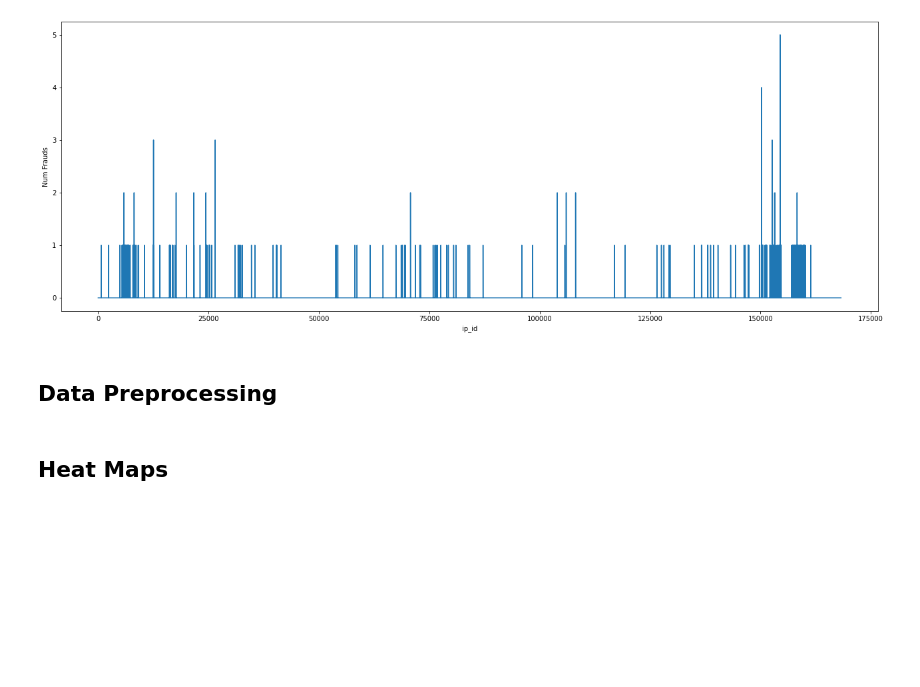
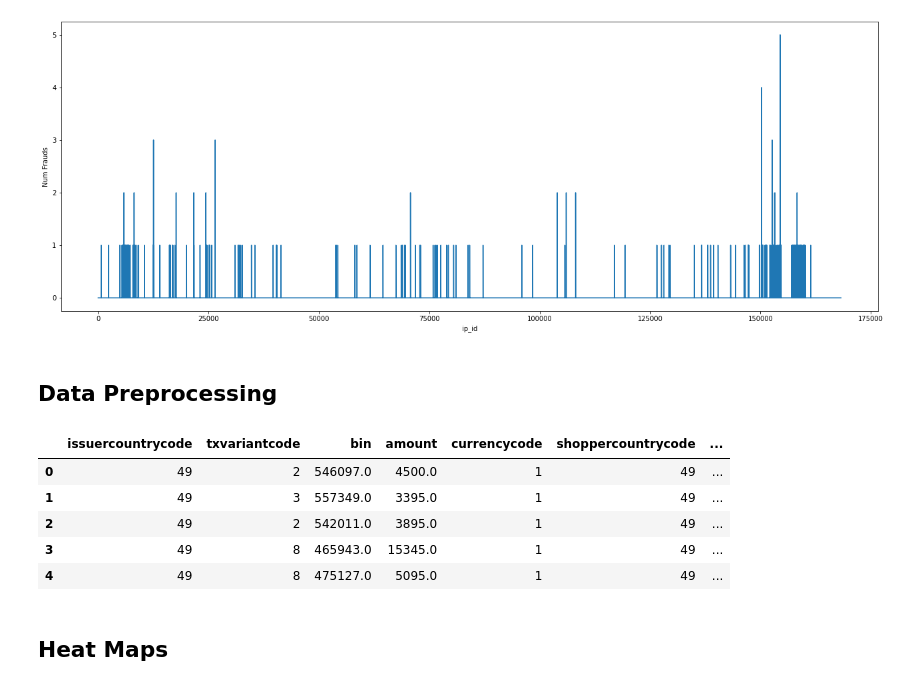
Before and after one commit to kponichtera/cs4035-cda, a Jupyter notebook: jupyter/W1_Visuals.ipynb, the cells around one changed output. Cells and saved outputs as stored; diff of their text form; code cells hidden in the pictures; blank space fills up the shorter version.

```diff
--- a/jupyter/W1_Visuals.ipynb
+++ b/jupyter/W1_Visuals.ipynb
@@ -203,7 +203,15 @@ def process_data(df):
 # %%
 df1 = pd.read_csv("data/train_data.csv")
 
 X = process_data(df1)
+X.head()
+# %% [output]
+|  | issuercountrycode | txvariantcode | bin | amount | currencycode | shoppercountrycode | ... |
+| 0 | 49 | 2 | 546097.0 | 4500.0 | 1 | 49 | ... |
+| 1 | 49 | 3 | 557349.0 | 3395.0 | 1 | 49 | ... |
+| 2 | 49 | 2 | 542011.0 | 3895.0 | 1 | 49 | ... |
+| 3 | 49 | 8 | 465943.0 | 15345.0 | 1 | 49 | ... |
+| 4 | 49 | 8 | 475127.0 | 5095.0 | 1 | 49 | ... |
 # %% [markdown]
 ## Heat Maps
 # %%
```
Also changed, not shown: parts of 6 cells of this notebook, 1 other file.
